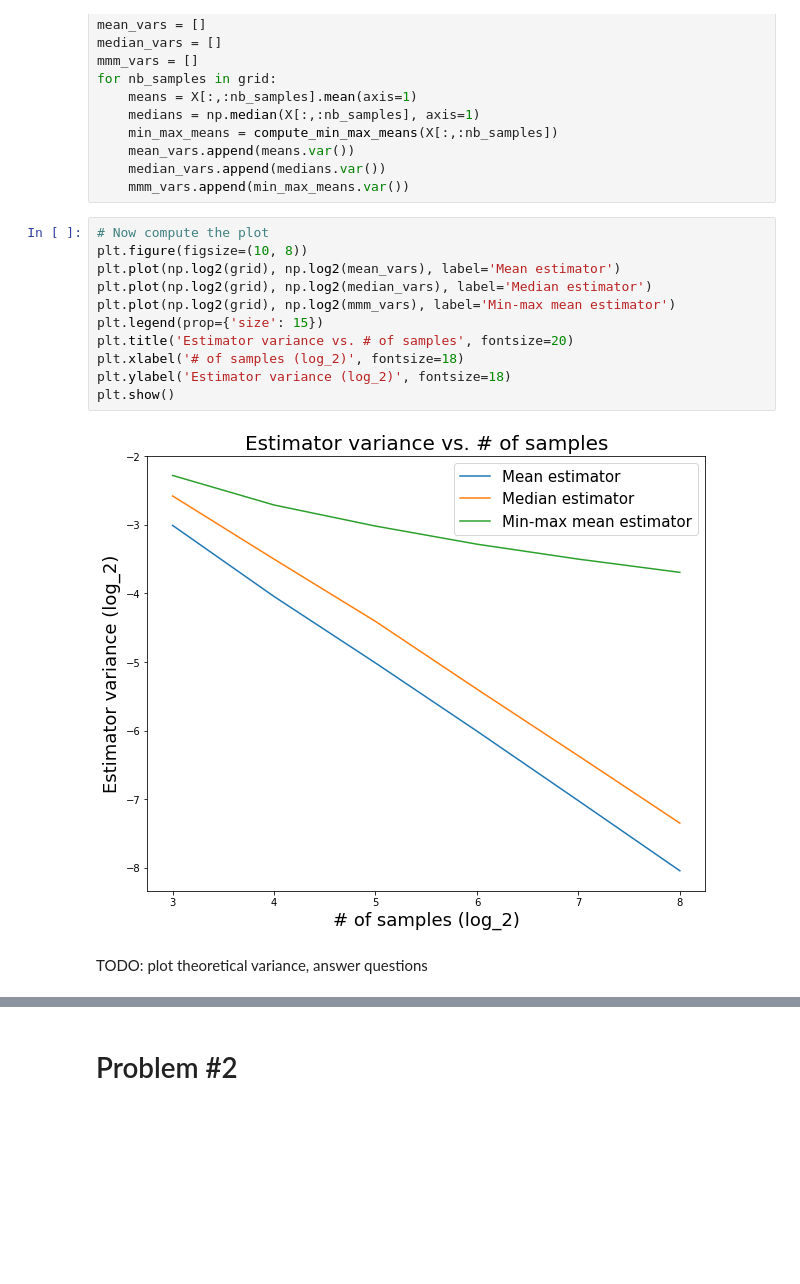
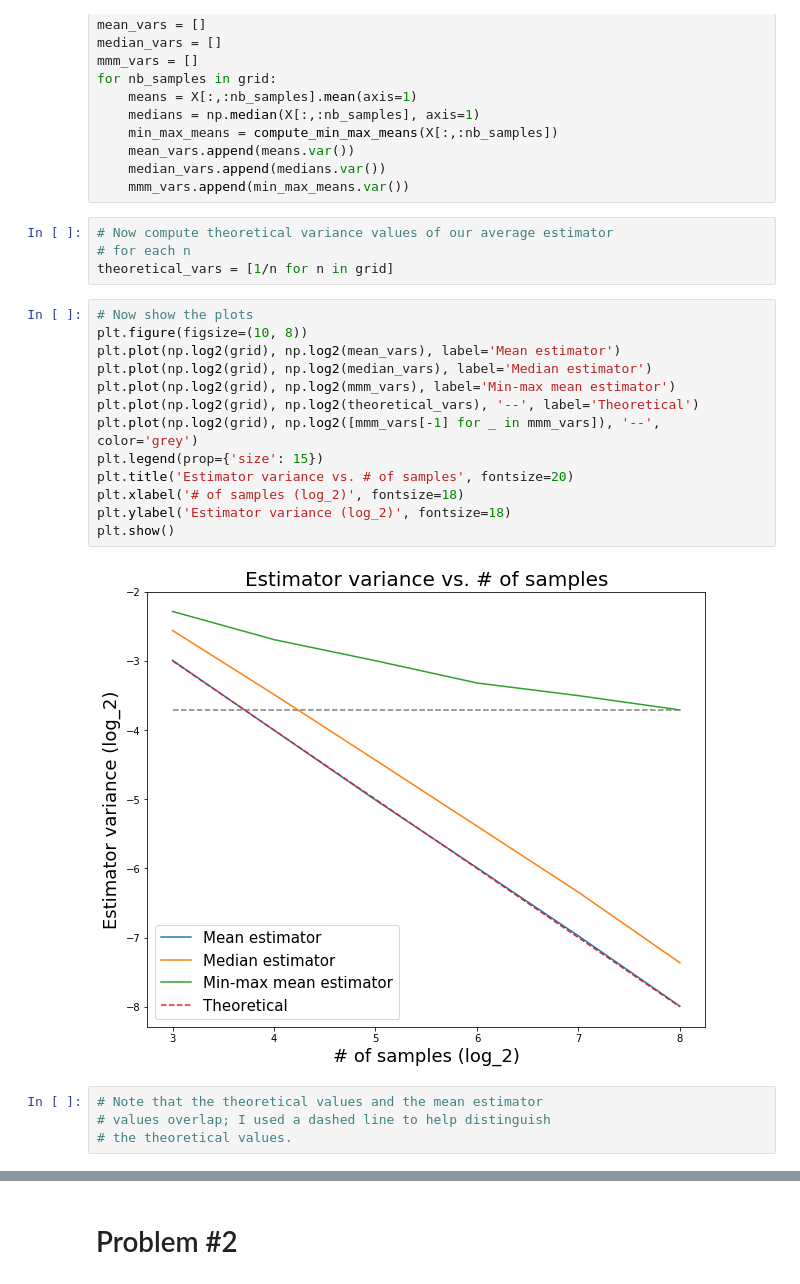
Before and after one commit to rfeinman/hw-mathtools, a Jupyter notebook: Feinman_Reuben_HW5/hw5.ipynb, the cells around one changed output, grey strips where cells are left out. Cells and saved outputs as stored; diff of their text form; blank space fills up the shorter version.

```diff
--- a/Feinman_Reuben_HW5/hw5.ipynb
+++ b/Feinman_Reuben_HW5/hw5.ipynb
@@ -149,18 +157,26 @@ for nb_samples in grid:
     mean_vars.append(means.var())
     median_vars.append(medians.var())
     mmm_vars.append(min_max_means.var())
+# %%
+# Now compute theoretical variance values of our average estimator
+# for each n
+theoretical_vars = [1/n for n in grid]
 # %%
-# Now compute the plot
+# Now show the plots
 plt.figure(figsize=(10, 8))
 plt.plot(np.log2(grid), np.log2(mean_vars), label='Mean estimator')
 plt.plot(np.log2(grid), np.log2(median_vars), label='Median estimator')
 plt.plot(np.log2(grid), np.log2(mmm_vars), label='Min-max mean estimator')
+plt.plot(np.log2(grid), np.log2(theoretical_vars), '--', label='Theoretical')
+plt.plot(np.log2(grid), np.log2([mmm_vars[-1] for _ in mmm_vars]), '--', color='grey')
 plt.legend(prop={'size': 15})
 plt.title('Estimator variance vs. # of samples', fontsize=20)
 plt.xlabel('# of samples (log_2)', fontsize=18)
 plt.ylabel('Estimator variance (log_2)', fontsize=18)
 plt.show()
 # %% [output]
-[figure, old version]
+[figure, new version]
-# %% [markdown]
-TODO: plot theoretical variance, answer questions
+# %%
+# Note that the theoretical values and the mean estimator
+# values overlap; I used a dashed line to help distinguish
+# the theoretical values.
```
Also changed, not shown: parts of 13 cells of this notebook.
